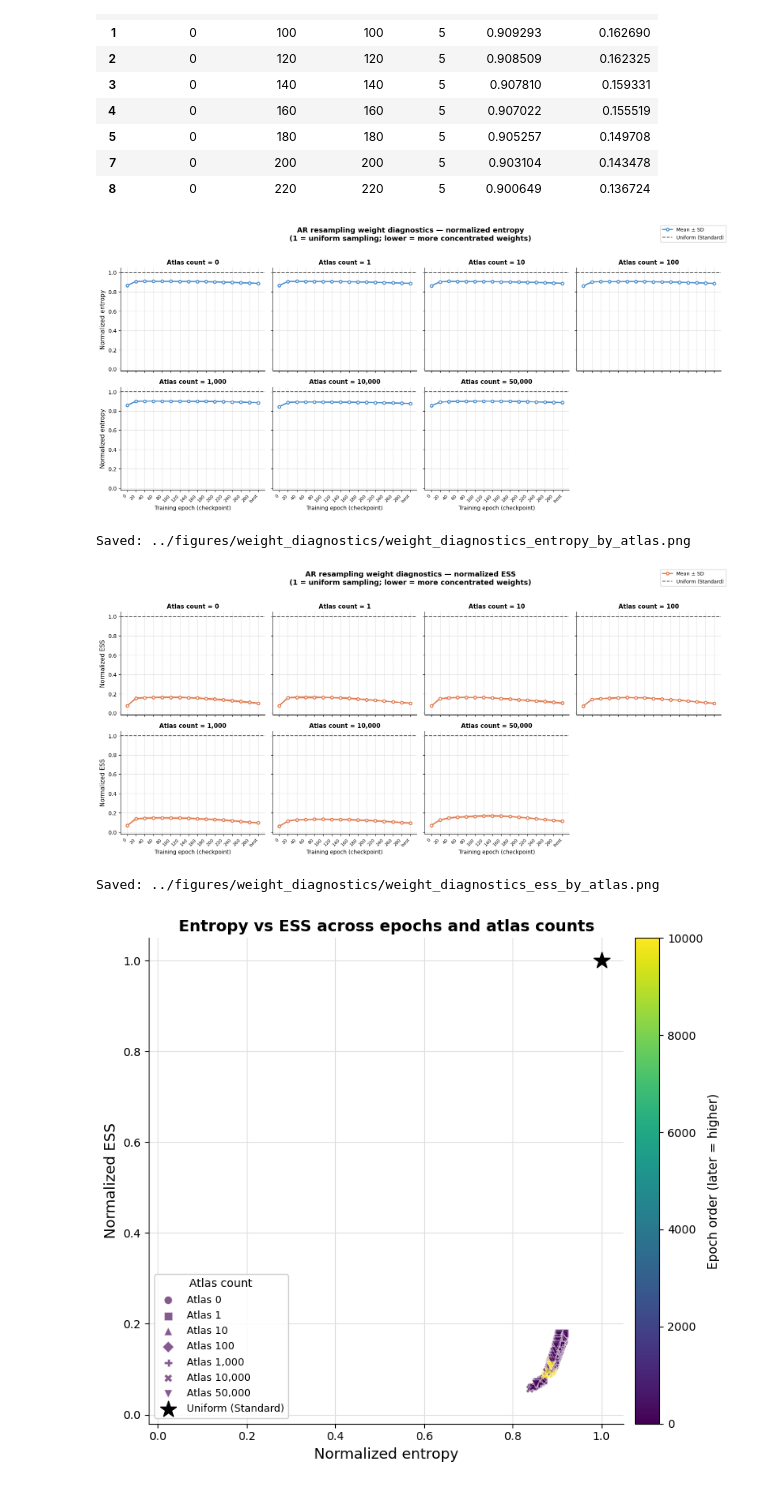
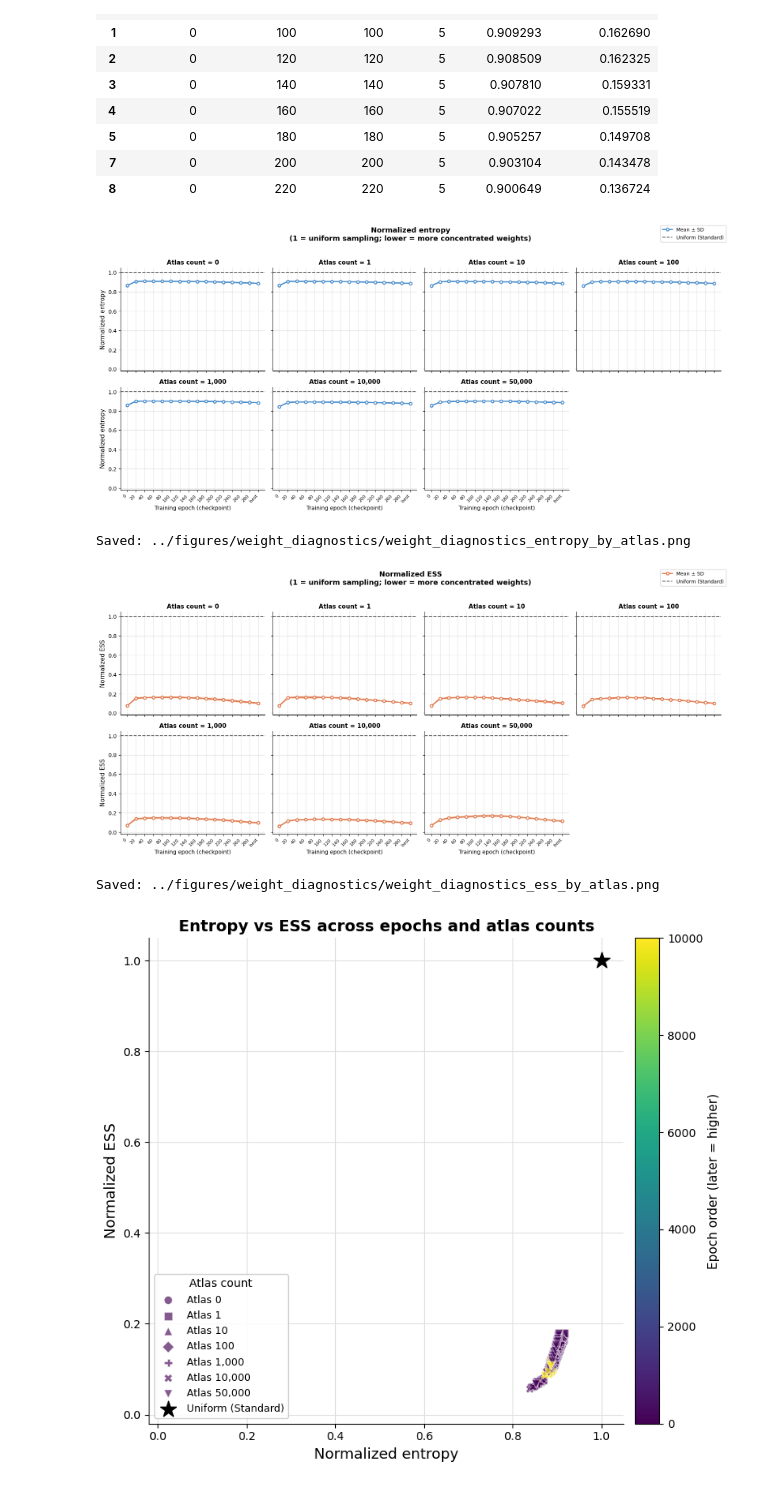
Before and after one commit to microsoft/sc-AR, a Jupyter notebook: eval_scripts/plot_weight_diagnostics.ipynb, the cells around one changed output. Drawn from its saved outputs; the diff is of its cells as text; code cells hidden in the pictures.

```diff
--- a/eval_scripts/plot_weight_diagnostics.ipynb
+++ b/eval_scripts/plot_weight_diagnostics.ipynb
@@ -245,17 +245,17 @@ def plot_metric_by_atlas(
 # %%
 # --- Plot 1: normalized entropy vs epoch (one panel per atlas count) ---
 plot_metric_by_atlas(
     plot_df,
     metric='entropy_normalized',
     ylabel='Normalized entropy',
     color='#4C8ECC',
-    title='AR resampling weight diagnostics — normalized entropy\n'
+    title='Normalized entropy\n'
            '(1 = uniform sampling; lower = more concentrated weights)',
     filename='weight_diagnostics_entropy_by_atlas.png',
     max_cols=4,
 )
 # %% [output]
-[figure, old version]
+[figure, new version]
 Saved: ../figures/weight_diagnostics/weight_diagnostics_entropy_by_atlas.png
 # %%
 # --- Plot 2: normalized ESS vs epoch (one panel per atlas count) ---
@@ -264,13 +264,13 @@ plot_metric_by_atlas(
     metric='ess_normalized',
     ylabel='Normalized ESS',
     color='#E07B4F',
-    title='AR resampling weight diagnostics — normalized ESS\n'
+    title='Normalized ESS\n'
            '(1 = uniform sampling; lower = more concentrated weights)',
     filename='weight_diagnostics_ess_by_atlas.png',
     max_cols=4,
 )
 # %% [output]
-[figure, old version]
+[figure, new version]
 Saved: ../figures/weight_diagnostics/weight_diagnostics_ess_by_atlas.png
 # %%
 # --- Plot 3: entropy vs ESS scatter (color = epoch, marker = atlas count) ---
```
Also changed, not shown: 5 other files.
